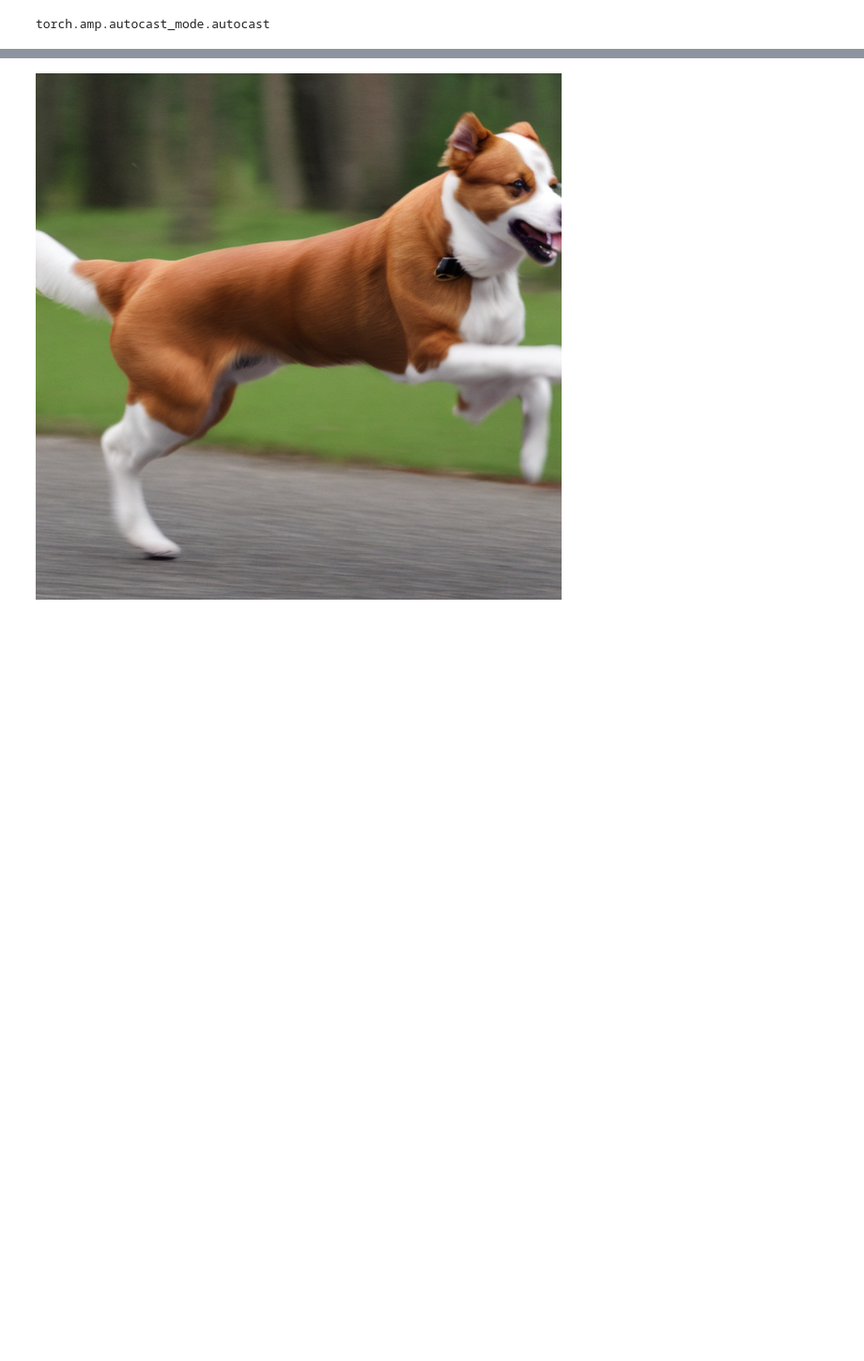
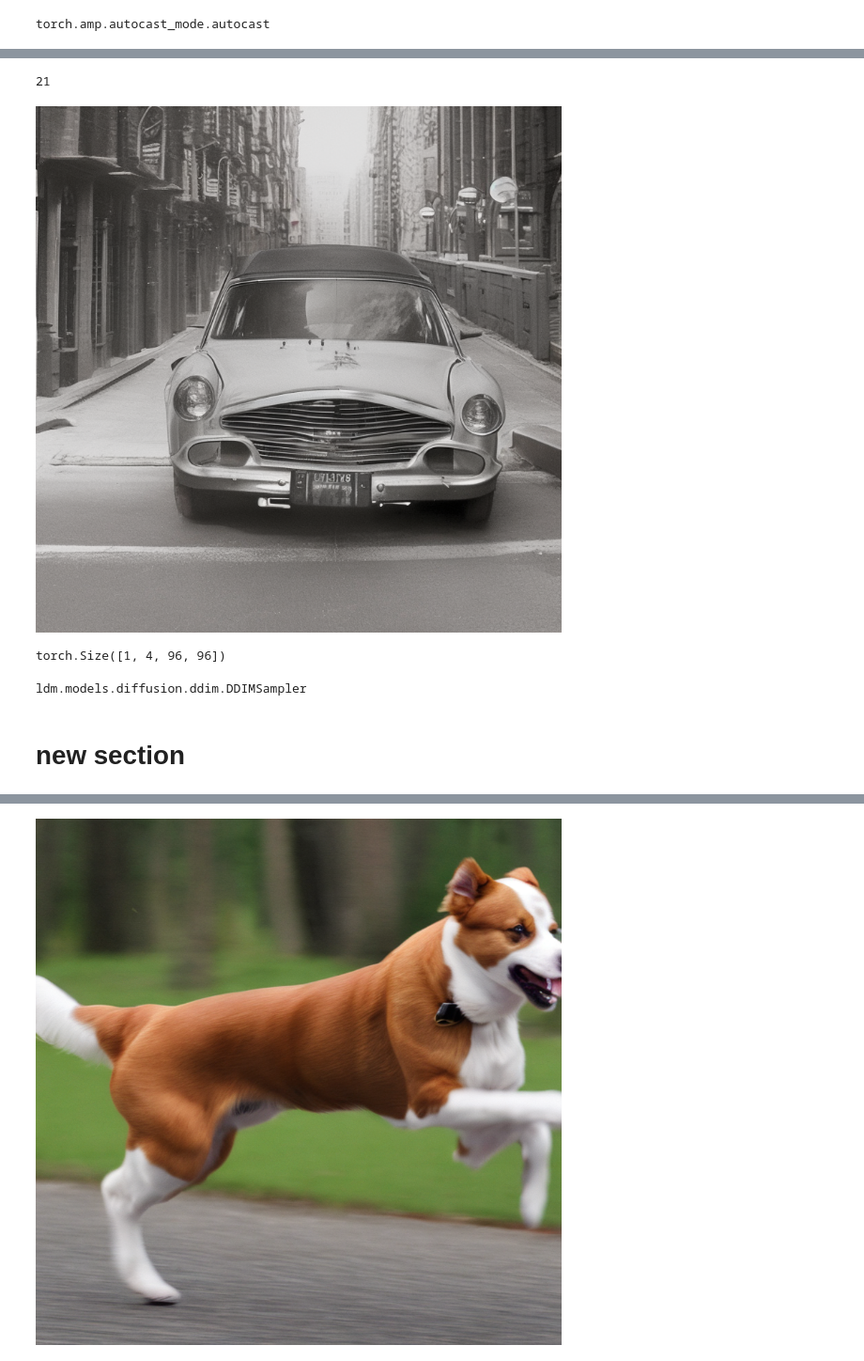
Before and after one commit to 1404mri/stablediffusion, a Jupyter notebook: scripts/txt2imgdebug.ipynb, the cells around one changed output, grey strips where cells are left out. Shown at 94% size. Saved outputs shown, nothing was run; the diff lists cells and outputs as text; code cells hidden in the pictures; blank space fills up the shorter version.

Commit message:
Produced and saved pred_x0 imgs

```diff
--- a/scripts/txt2imgdebug.ipynb
+++ b/scripts/txt2imgdebug.ipynb
@@ -442,7 +447,7 @@ outpath
 batch_size = opt.n_samples
 n_rows = opt.n_rows if opt.n_rows > 0 else batch_size
 if not opt.from_file:
-    prompt = "A picture of either a dog or a cat."
+    prompt = opt.prompt
     assert prompt is not None
     data = [batch_size * [prompt]]
 
@@ -478,7 +481,7 @@ with torch.no_grad():
         with torch.autocast("cuda"), model.ema_scope():
             uc = model.get_learned_conditioning([""])
             c = model.get_learned_conditioning([prompt])
-            samples_ddim, _ = sampler.sample(S=100,
+            samples_ddim, intermediates = sampler.sample(S=20,
                                              conditioning=c,
                                              batch_size=1,
                                              shape=[4, 768 // 8, 768 // 8],
@@ -486,7 +489,8 @@ with torch.no_grad():
                                              unconditional_guidance_scale=9.0,
                                              unconditional_conditioning=uc,
                                              eta=0.0,
-                                             x_T=None)
+                                             x_T=None,
+                                             log_every_t=1)
             xs = model.decode_first_stage(samples_ddim)
             xs = torch.clamp((xs + 1.0) / 2.0, min=0.0, max=1.0)
             img = 255. * rearrange(xs[0].cpu().numpy(), 'c h w -> h w c')
@@ -531,0 +543,6 @@ x_ts
+# %%
+def convert_to_img(x):
+    xs = model.decode_first_stage(x)
+    xs = torch.clamp((xs + 1.0) / 2.0, min=0.0, max=1.0)
+    img = 255. * rearrange(xs[0].cpu().numpy(), 'c h w -> h w c')
+    return Image.fromarray(img.astype(np.uint8))
@@ -531,0 +561,6 @@ x_ts
+# %%
+imgs = [convert_to_img(x) for x in intermediates["pred_x0"]]
+# %%
+len(imgs)
+# %% [output]
+21
@@ -532 +569,15 @@ x_ts
+# %%
+imgs[-1]
+# %% [output]
+[figure, added]
+# %%
+intermediates["pred_x0"][0].shape
+# %% [output]
+torch.Size([1, 4, 96, 96])
+# %%
+type(sampler)
+# %% [output]
+ldm.models.diffusion.ddim.DDIMSampler
+# %% [markdown]
+# new section
 # %%
```
Also changed, not shown: parts of 47 cells of this notebook, 1 other file.
